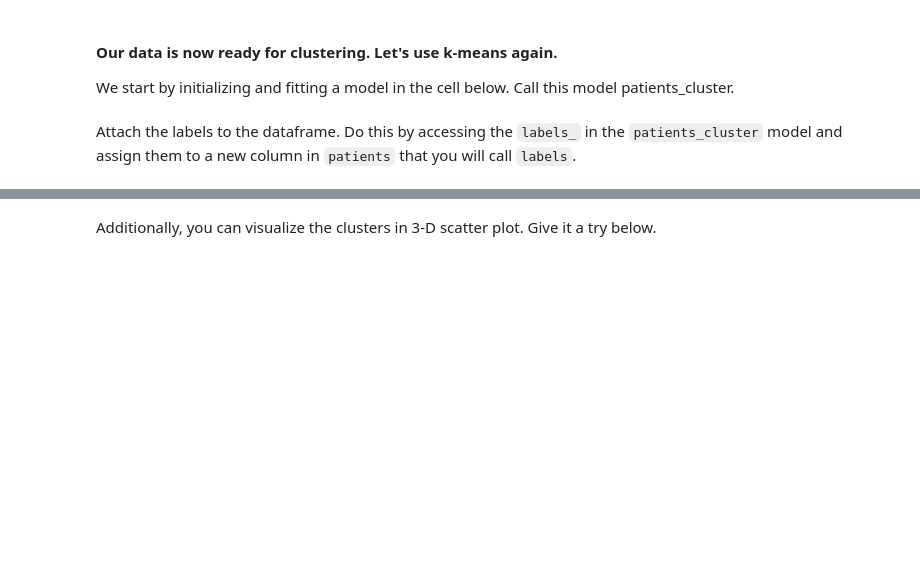
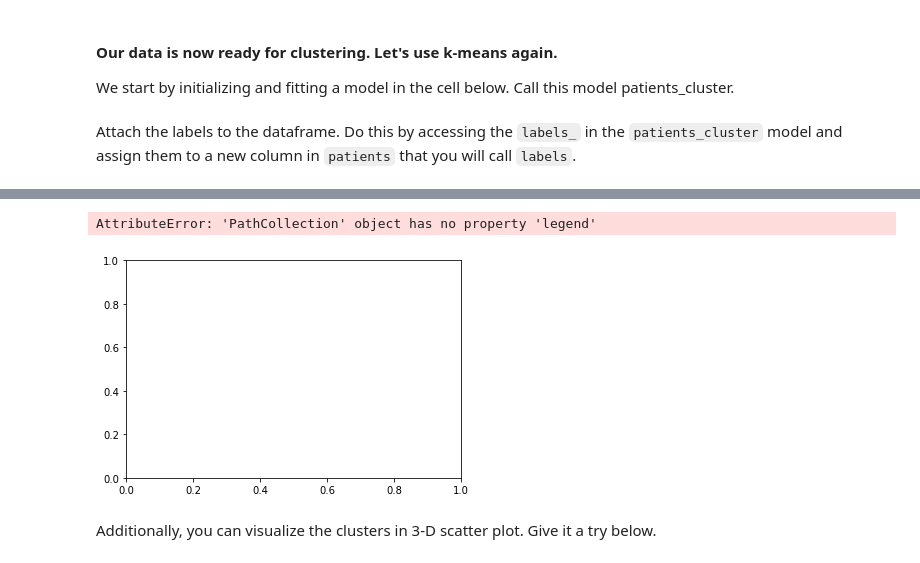
Before and after one commit to ta-datapt-bcn/lab-unsupervised-learning-and-sklearn, a Jupyter notebook: your-code/main.ipynb, the cells around one changed output, grey strips where cells are left out. Drawn from its saved outputs; the diff is of its cells as text; code cells hidden in the pictures; blank space fills up the shorter version.

```diff
--- a/your-code/main.ipynb
+++ b/your-code/main.ipynb
@@ -170,3 +339,8 @@ In the next cells, do the following:
+# %%
+# Your code here:
+patients['diagnosis_int'] = patients['diagnosis'].apply(lambda x: 0 if x == 'no diagnosis' else 1)
+patients['patient_gender_int'] = patients['patient_gender'].apply(lambda x: 1 if x=='Male' else 0)
+patients.drop(columns = ['doctor_name', 'diagnosis', 'prescribed_medicines','patient_gender'], inplace = True)
 # %% [markdown]
 Let's look at the head again to ensure the re-encoding and dropping are successful:
 # %%
@@ -175,16 +357,20 @@ Let's look at the head again to ensure the re-encoding and dropping are successf
 An interesting observation is that all patients are no older than 2 years. However, their weights and heights indicate that they are adults. This cannot be true. Therefore, we can either trust the weight and height columns or the DOB column. Since there are other columns that indicate that these are adults (they have emails, some have diabetes) we will drop the `patient_dob` column. We will also drop the `appointment_date` column since it has too many unique values to transform to a dummy variable. Drop the two columns in the cell below.
 # %%
 # Your code here:
+patients.drop(columns = ['patient_dob','appointment_date'], inplace = True)
 # %% [markdown]
 #### Our data is now ready for clustering. Let's use k-means again.
 
 We start by initializing and fitting a model in the cell below. Call this model patients_cluster.
 # %%
 # Your code here:
+
+patients_cluster = KMeans(n_clusters= 4).fit(patients)
 # %% [markdown]
 Attach the labels to the dataframe. Do this by accessing the `labels_` in the `patients_cluster` model and assign them to a new column in `patients` that you will call `labels`.
 # %%
 # Your code here:
+patients['labels'] = patients_cluster.labels_
 # %% [markdown]
 Now using a `groupby`, find the mean of every variable in `patients` and group by the `labels` column. This summary will allow us to see how the patients differ between the clusters. Your output should look similar to the image below.
 
@@ -208,3 +400,9 @@ If the scatter plot does not make any sense to you, it means the features you ch
+# %%
+# Your code here:
+_=plt.scatter(x = 'patient_height_sm', y ='patient_weight_kg', c='labels', data = patients)
+# %% [output]
+AttributeError: 'PathCollection' object has no property 'legend'
+[figure, added]
 # %% [markdown]
 Additionally, you can visualize the clusters in 3-D scatter plot. Give it a try below.
 # %%
```
Also changed, not shown: parts of 35 cells of this notebook.
